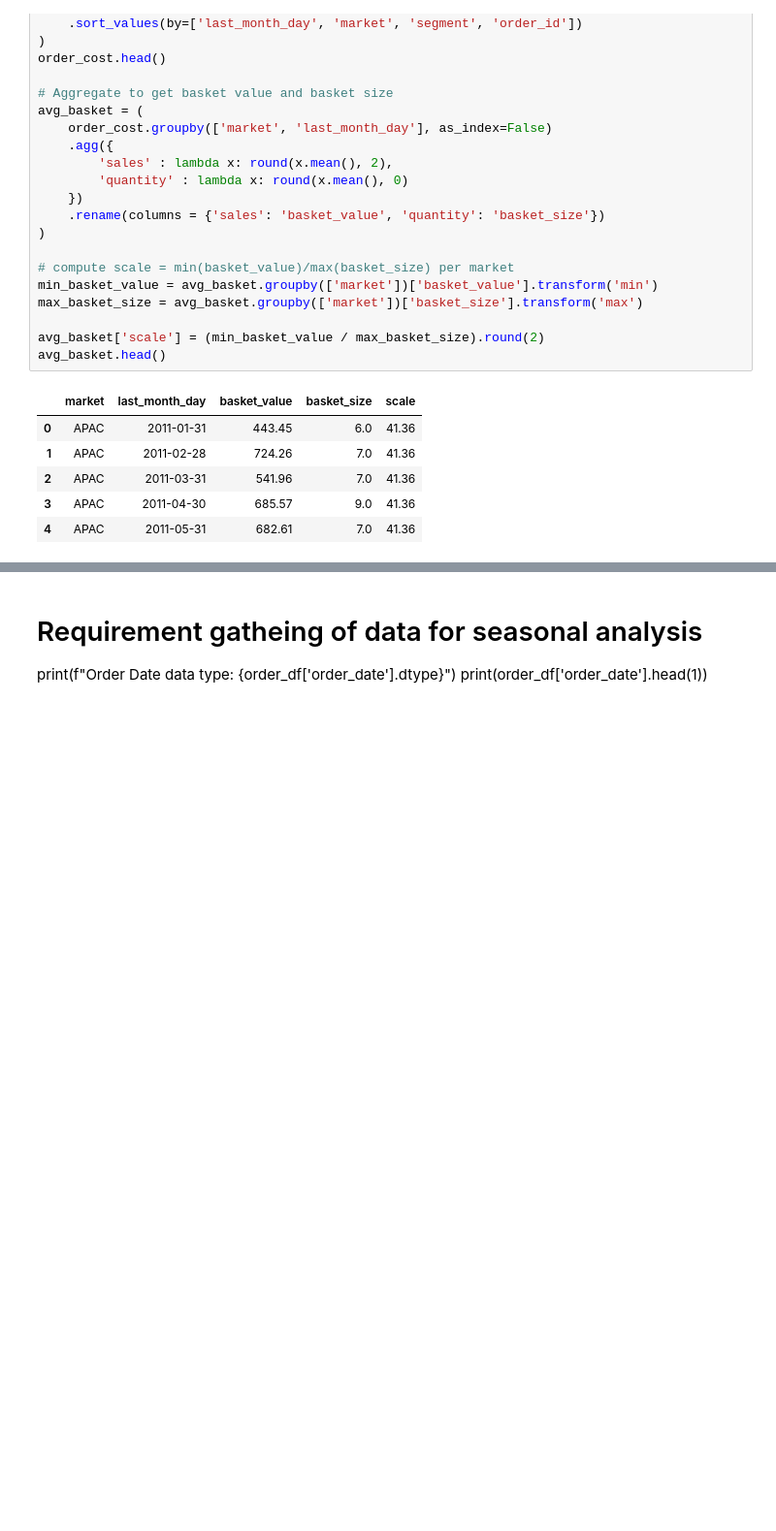
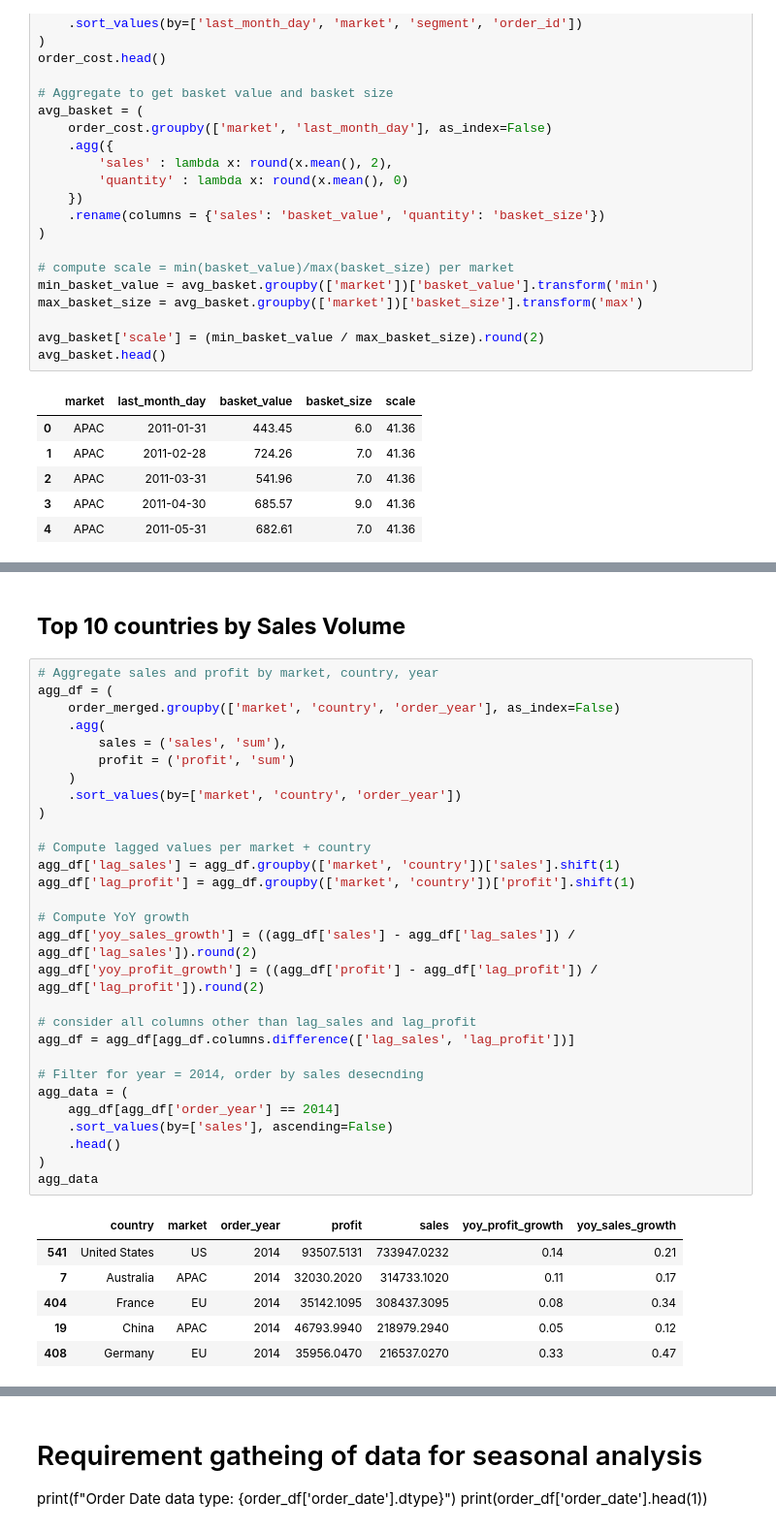
Before and after one commit to annugit1655/Global-Superstore-Project, a Jupyter notebook: notebooks/order-return-sales-analysis.ipynb, the cells around one changed output, grey strips where cells are left out. Shown at 97% size. Saved outputs shown, nothing was run; the diff lists cells and outputs as text; blank space fills up the shorter version.

```diff
--- a/notebooks/order-return-sales-analysis.ipynb
+++ b/notebooks/order-return-sales-analysis.ipynb
@@ -767,0 +842,38 @@ avg_basket.head()
+# %% [markdown]
+## **Top 10 countries by Sales Volume**
+# %%
+# Aggregate sales and profit by market, country, year
+agg_df = (
+    order_merged.groupby(['market', 'country', 'order_year'], as_index=False)
+    .agg(
+        sales = ('sales', 'sum'),
+        profit = ('profit', 'sum')
+    )
+    .sort_values(by=['market', 'country', 'order_year'])
+)
+
+# Compute lagged values per market + country
+agg_df['lag_sales'] = agg_df.groupby(['market', 'country'])['sales'].shift(1)
+agg_df['lag_profit'] = agg_df.groupby(['market', 'country'])['profit'].shift(1)
+
+# Compute YoY growth
+agg_df['yoy_sales_growth'] = ((agg_df['sales'] - agg_df['lag_sales']) / agg_df['lag_sales']).round(2)
+agg_df['yoy_profit_growth'] = ((agg_df['profit'] - agg_df['lag_profit']) / agg_df['lag_profit']).round(2)
+
+# consider all columns other than lag_sales and lag_profit
+agg_df = agg_df[agg_df.columns.difference(['lag_sales', 'lag_profit'])]
+
+# Filter for year = 2014, order by sales desecnding
+agg_data = (
+    agg_df[agg_df['order_year'] == 2014]
+    .sort_values(by=['sales'], ascending=False)
+    .head()
+)
+agg_data
+# %% [output]
+|  | country | market | order_year | profit | sales | yoy_profit_growth | yoy_sales_growth |
+| 541 | United States | US | 2014 | 93507.5131 | 733947.0232 | 0.14 | 0.21 |
+| 7 | Australia | APAC | 2014 | 32030.2020 | 314733.1020 | 0.11 | 0.17 |
+| 404 | France | EU | 2014 | 35142.1095 | 308437.3095 | 0.08 | 0.34 |
+| 19 | China | APAC | 2014 | 46793.9940 | 218979.2940 | 0.05 | 0.12 |
+| 408 | Germany | EU | 2014 | 35956.0470 | 216537.0270 | 0.33 | 0.47 |
```
Also changed, not shown: parts of 13 cells of this notebook.
